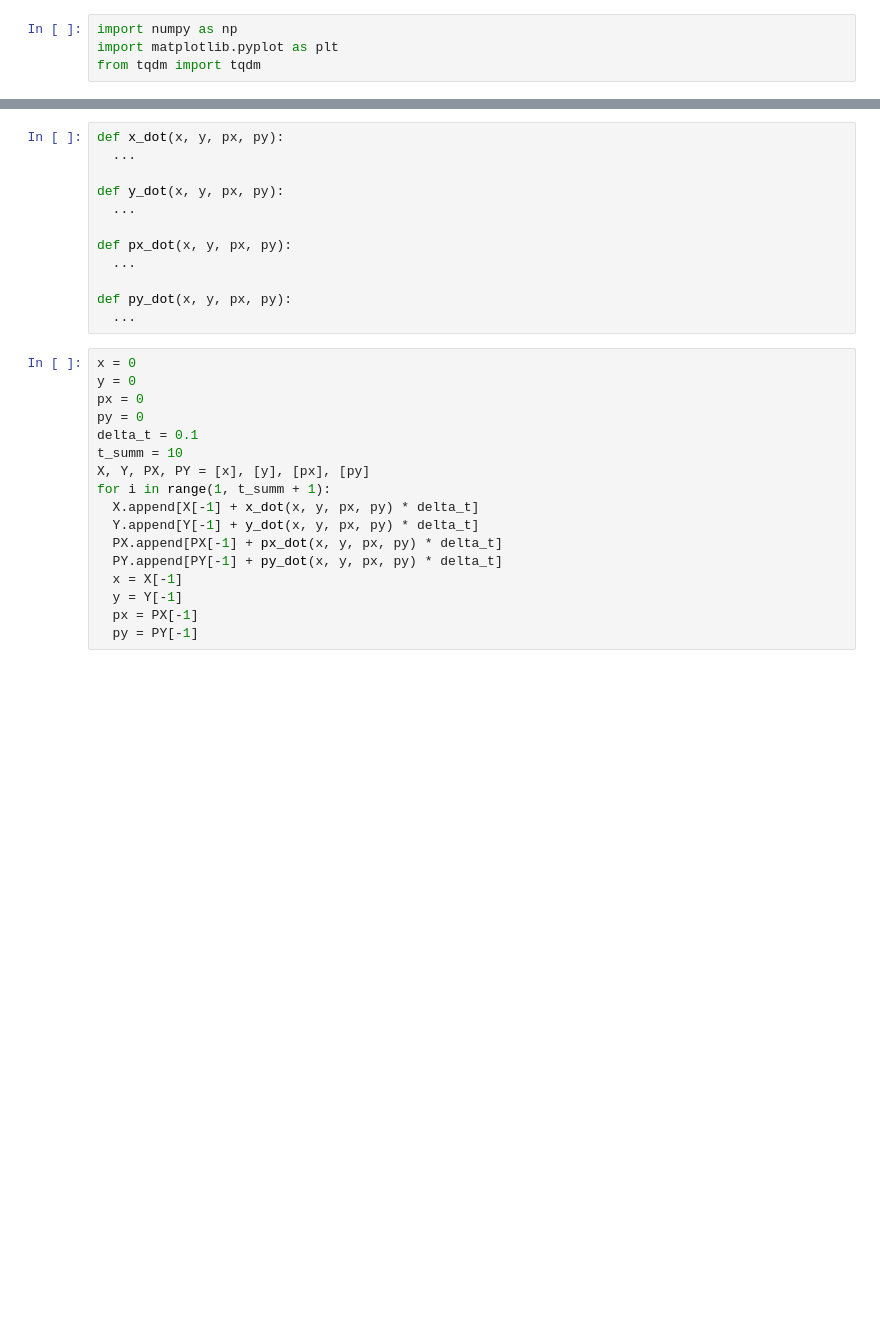
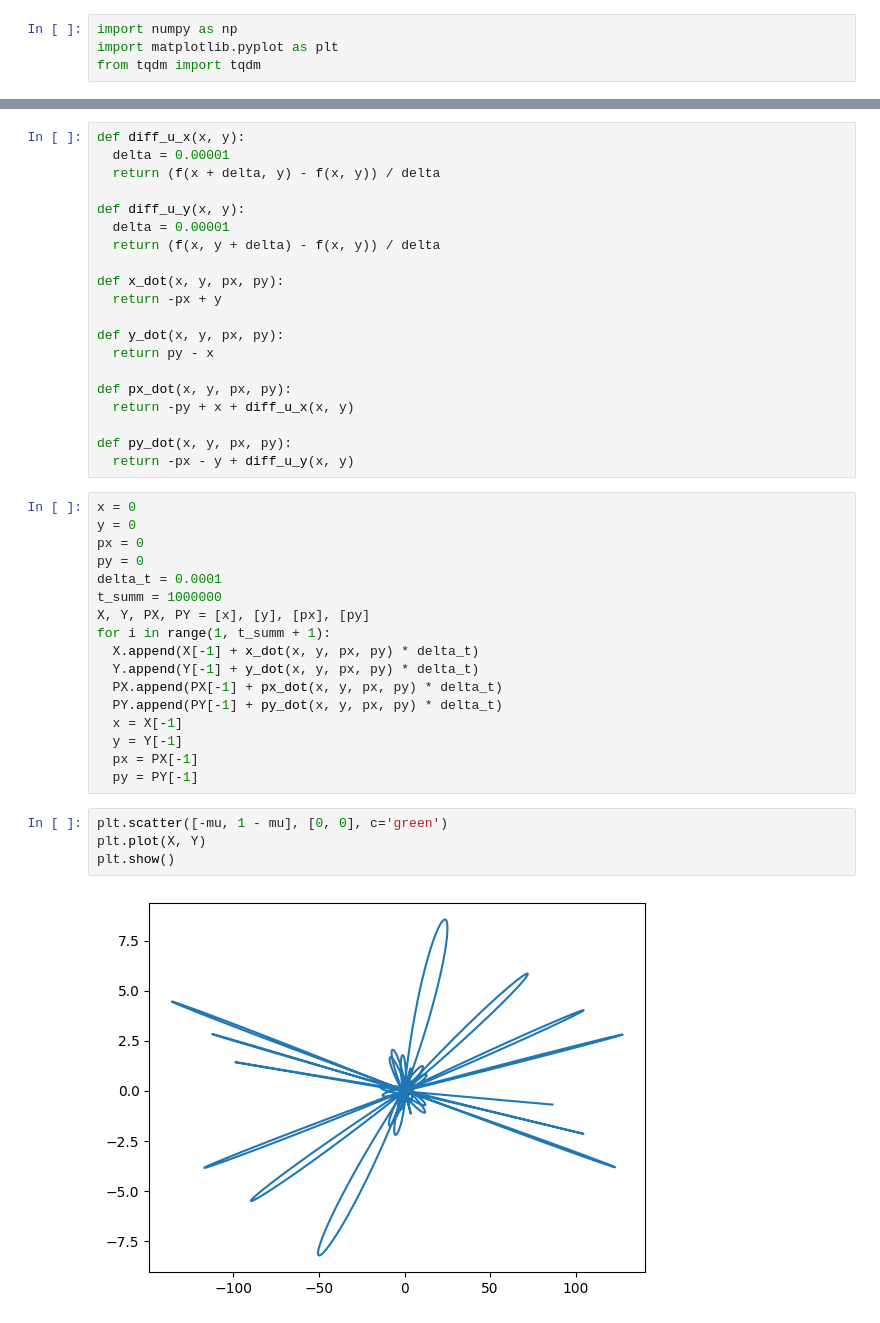
Before and after one commit to ZhizhchenkoA/Mechanic_Project, a Jupyter notebook: Z.ipynb, the cells around one changed output, grey strips where cells are left out. Saved outputs shown, nothing was run; the diff lists cells and outputs as text; blank space fills up the shorter version.

```diff
--- a/Z.ipynb
+++ b/Z.ipynb
@@ -38,29 +38,43 @@ plt.show()
 # %%
+def diff_u_x(x, y):
+  delta = 0.00001
+  return (f(x + delta, y) - f(x, y)) / delta
+
+def diff_u_y(x, y):
+  delta = 0.00001
+  return (f(x, y + delta) - f(x, y)) / delta
+
 def x_dot(x, y, px, py):
-  ...
+  return -px + y
 
 def y_dot(x, y, px, py):
-  ...
+  return py - x
 
 def px_dot(x, y, px, py):
-  ...
+  return -py + x + diff_u_x(x, y)
 
 def py_dot(x, y, px, py):
-  ...
+  return -px - y + diff_u_y(x, y)
 # %%
 x = 0
 y = 0
 px = 0
 py = 0
-delta_t = 0.1
-t_summ = 10
+delta_t = 0.0001
+t_summ = 1000000
 X, Y, PX, PY = [x], [y], [px], [py]
 for i in range(1, t_summ + 1):
-  X.append[X[-1] + x_dot(x, y, px, py) * delta_t]
-  Y.append[Y[-1] + y_dot(x, y, px, py) * delta_t]
-  PX.append[PX[-1] + px_dot(x, y, px, py) * delta_t]
-  PY.append[PY[-1] + py_dot(x, y, px, py) * delta_t]
+  X.append(X[-1] + x_dot(x, y, px, py) * delta_t)
+  Y.append(Y[-1] + y_dot(x, y, px, py) * delta_t)
+  PX.append(PX[-1] + px_dot(x, y, px, py) * delta_t)
+  PY.append(PY[-1] + py_dot(x, y, px, py) * delta_t)
   x = X[-1]
   y = Y[-1]
   px = PX[-1]
   py = PY[-1]
+# %%
+plt.scatter([-mu, 1 - mu], [0, 0], c='green')
+plt.plot(X, Y)
+plt.show()
+# %% [output]
+[figure, added]
```
Also changed, not shown: parts of 2 cells of this notebook.
